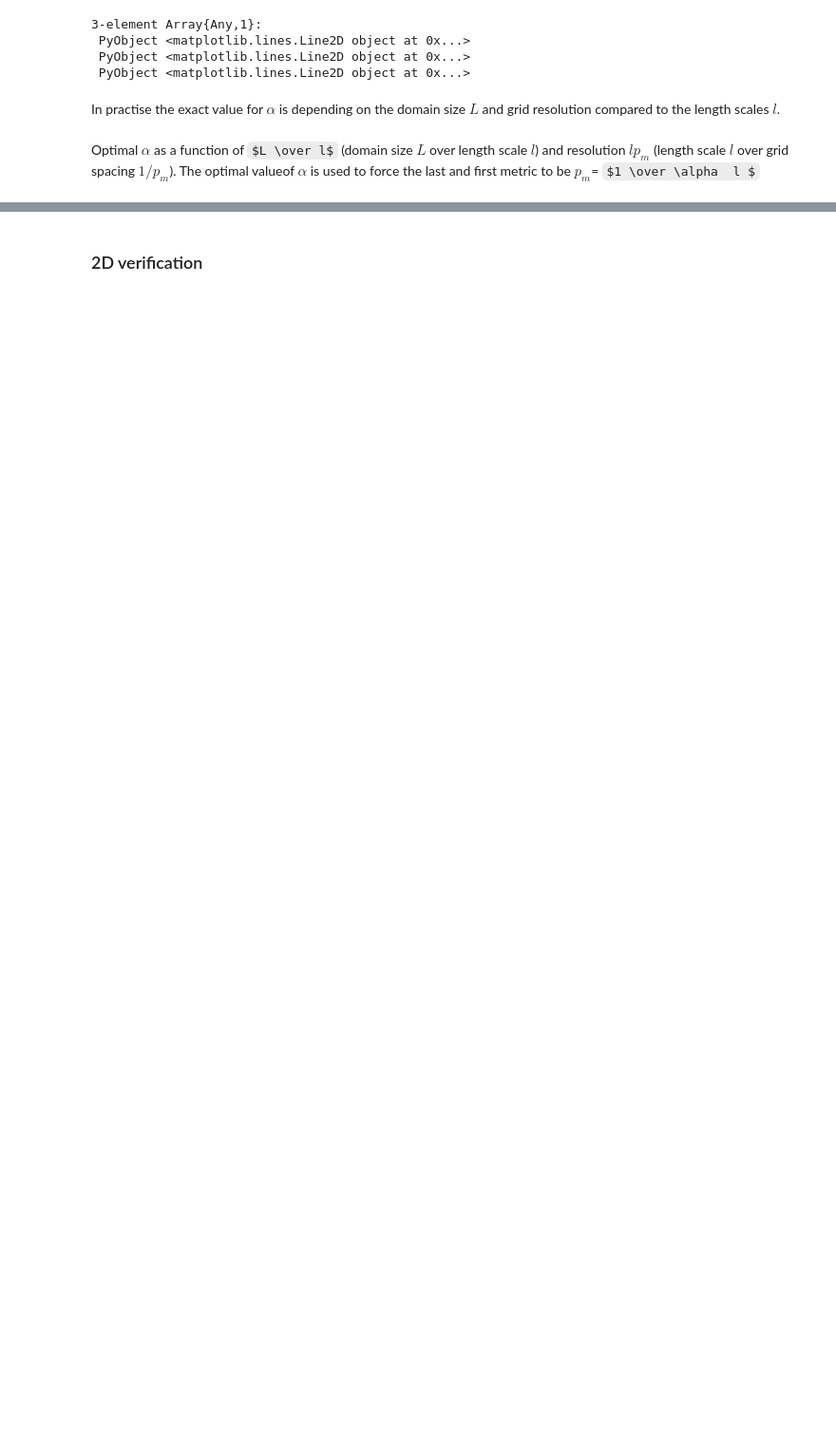
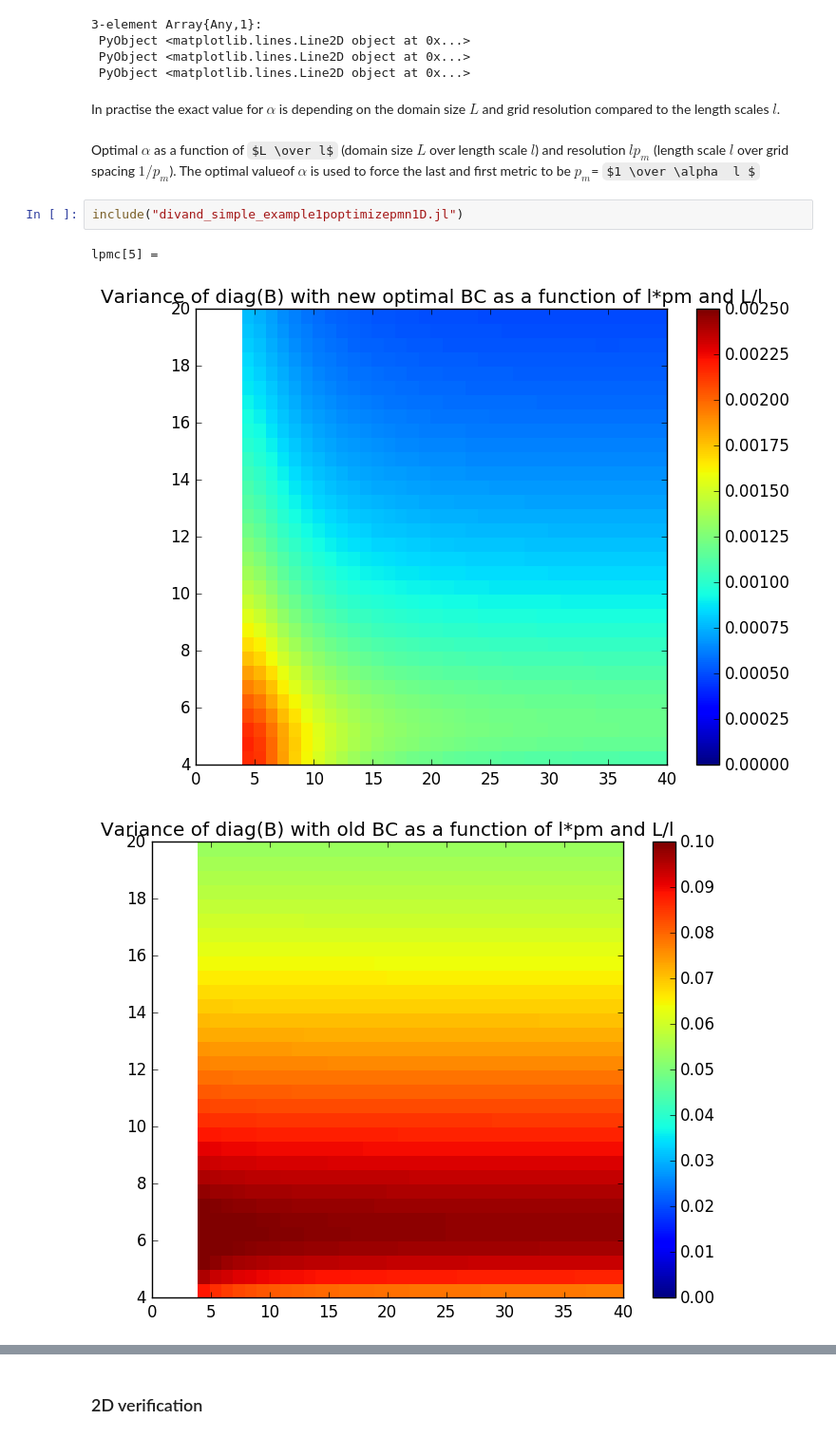
Before and after one commit to gher-uliege/SeaDataCloud, a Jupyter notebook: Julia/open boundary conditions.ipynb, the cells around one changed output, grey strips where cells are left out. Shown: that part at 95% size. Drawn from its saved outputs; the diff is of its cells as text; some formulas as TeX source; blank space fills up the shorter version.

```diff
--- a/Julia/open boundary conditions.ipynb
+++ b/Julia/open boundary conditions.ipynb
@@ -31,3 +31,9 @@ alen = 1.62
 In practise the exact value for $\alpha$ is depending on the domain size $L$ and grid resolution compared to the length scales $l$.
 # %% [markdown]
 Optimal $ \alpha $ as  a function of $L \over l$ (domain size $L$ over length scale $l$)  and resolution $ l p_m$ (length scale $l$ over grid spacing $1/p_m$). The optimal valueof  $\alpha$ is used to force the last and first metric to be $p_m$=  $1 \over \alpha  l $
+# %%
+include("divand_simple_example1poptimizepmn1D.jl")
+# %% [output]
+lpmc[5] =
+[figure, added]
+[figure, added]
```
Also changed, not shown: parts of 7 cells of this notebook.
